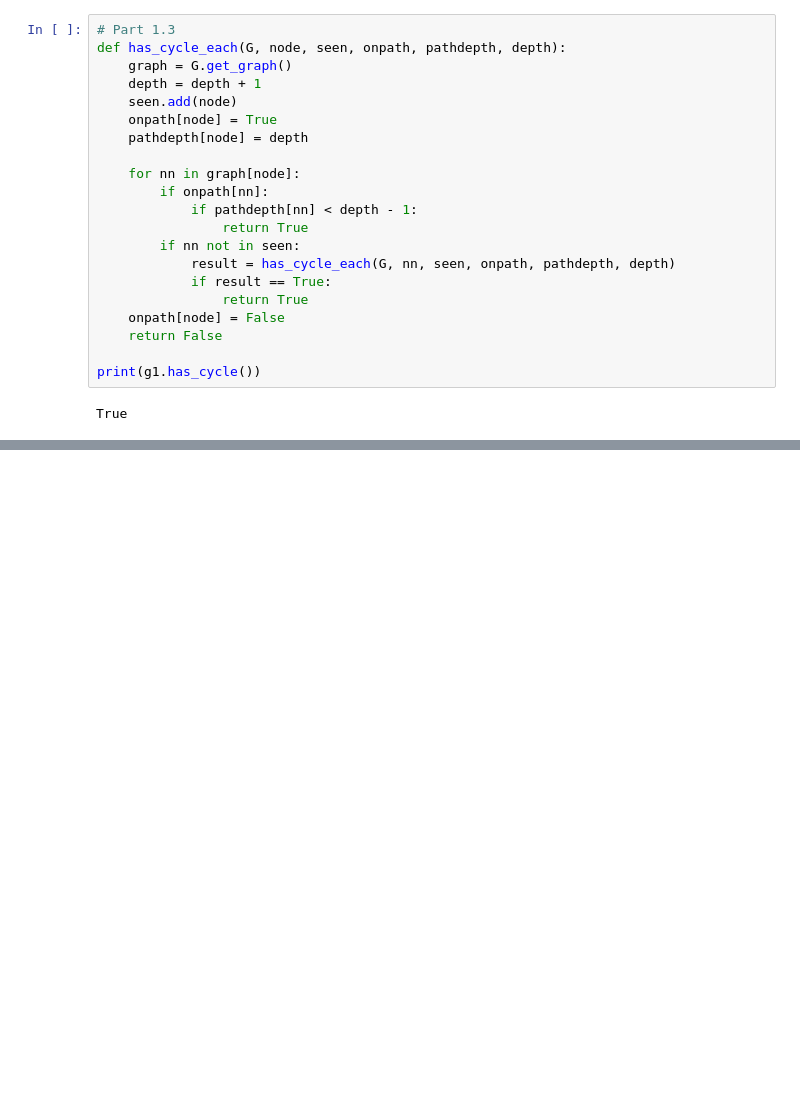
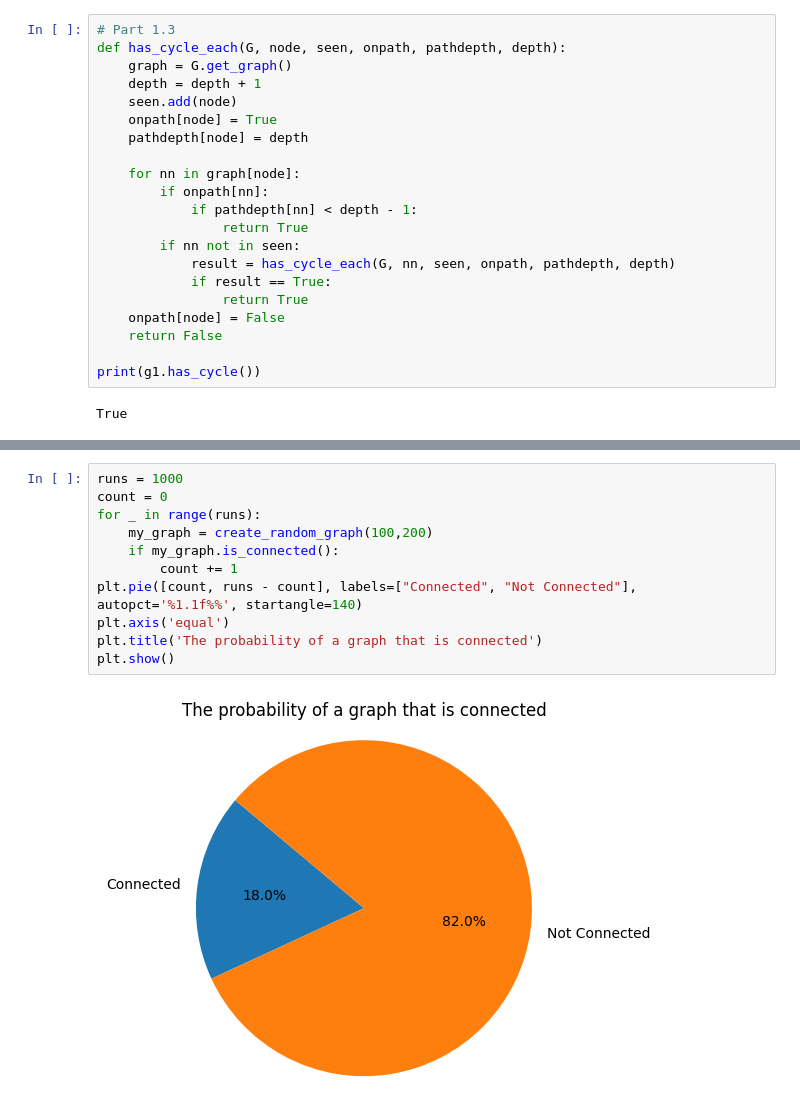
Before and after one commit to haaaarsh4/2XCE-Lab, a Jupyter notebook: Lab3.ipynb, the cells around one changed output, grey strips where cells are left out. Saved outputs shown, nothing was run; the diff lists cells and outputs as text; blank space fills up the shorter version.

```diff
--- a/Lab3.ipynb
+++ b/Lab3.ipynb
@@ -179,0 +229,13 @@ False
+# %%
+runs = 1000
+count = 0
+for _ in range(runs):
+    my_graph = create_random_graph(100,200)
+    if my_graph.is_connected():
+        count += 1
+plt.pie([count, runs - count], labels=["Connected", "Not Connected"], autopct='%1.1f%%', startangle=140)
+plt.axis('equal')
+plt.title('The probability of a graph that is connected')
+plt.show()
+# %% [output]
+[figure, added]
```
Also changed, not shown: parts of 5 cells of this notebook.
